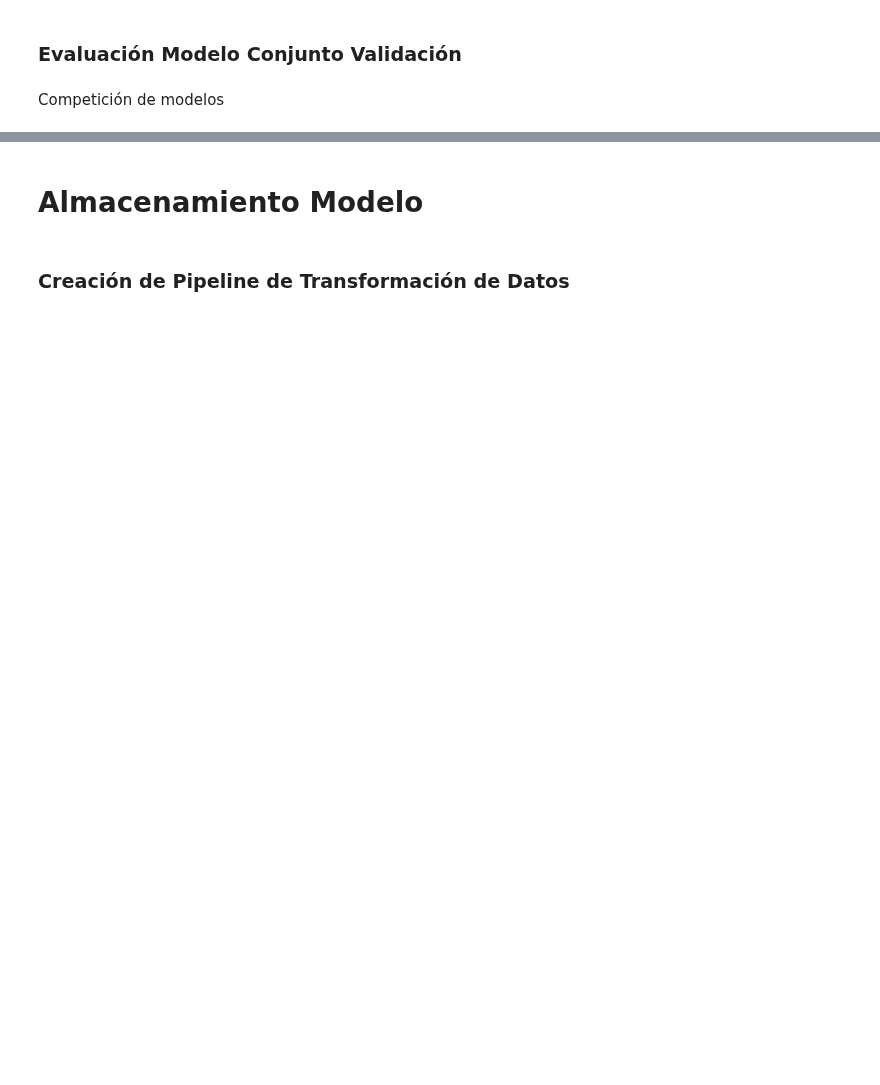
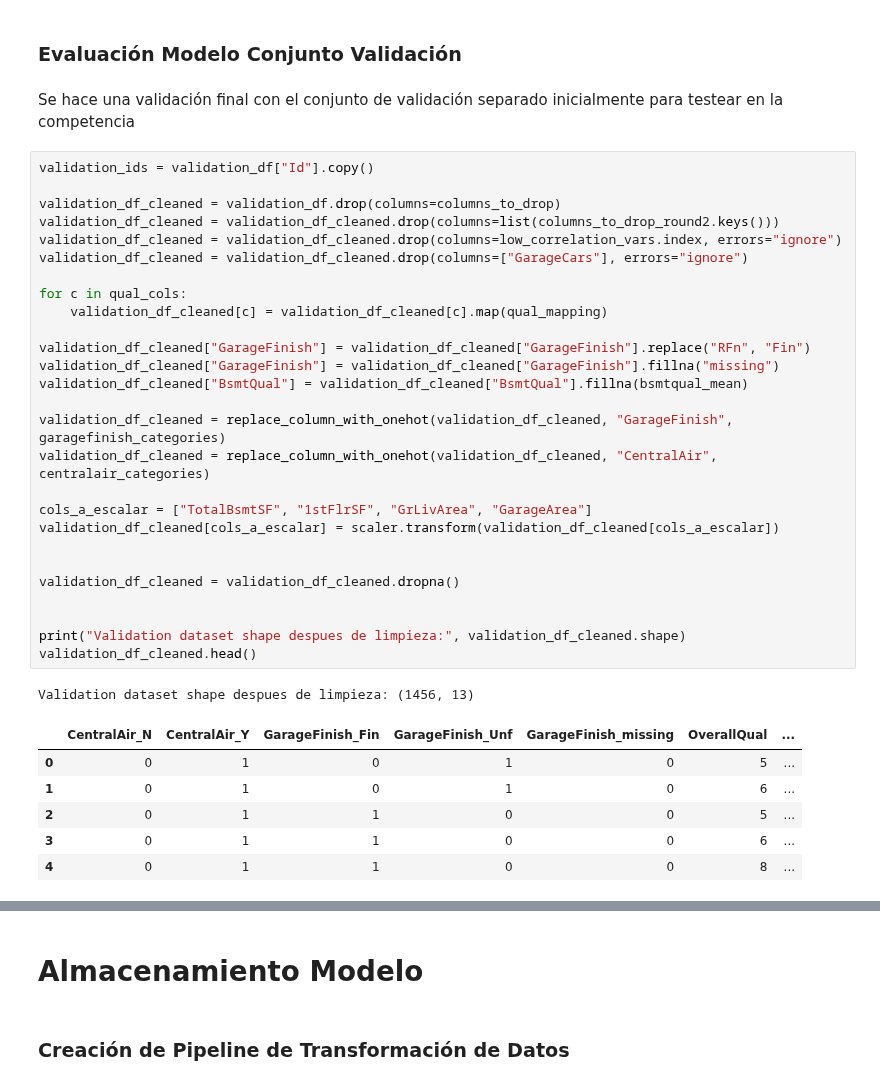
Before and after one commit to laurabg15/Exploraci-nInicial-, a Jupyter notebook: InitialExploration_Dataset.ipynb, the cells around one changed output, grey strips where cells are left out. Saved outputs shown, nothing was run; the diff lists cells and outputs as text; blank space fills up the shorter version.

```diff
--- a/InitialExploration_Dataset.ipynb
+++ b/InitialExploration_Dataset.ipynb
@@ -899,4 +941,39 @@ Se bajo de un error de 55 mil dolares a 20 mil, obteniendo R2 cerca al 81% con e
 # %% [markdown]
 ### Evaluación Modelo Conjunto Validación
 # %% [markdown]
-Competición de modelos
+Se hace una validación final con el conjunto de validación separado inicialmente para testear en la competencia
+# %%
+validation_ids = validation_df["Id"].copy()
+
+validation_df_cleaned = validation_df.drop(columns=columns_to_drop)
+validation_df_cleaned = validation_df_cleaned.drop(columns=list(columns_to_drop_round2.keys()))
+validation_df_cleaned = validation_df_cleaned.drop(columns=low_correlation_vars.index, errors="ignore")
+validation_df_cleaned = validation_df_cleaned.drop(columns=["GarageCars"], errors="ignore")
+
+for c in qual_cols:
+    validation_df_cleaned[c] = validation_df_cleaned[c].map(qual_mapping)
+
+validation_df_cleaned["GarageFinish"] = validation_df_cleaned["GarageFinish"].replace("RFn", "Fin")
+validation_df_cleaned["GarageFinish"] = validation_df_cleaned["GarageFinish"].fillna("missing")
+validation_df_cleaned["BsmtQual"] = validation_df_cleaned["BsmtQual"].fillna(bsmtqual_mean)
+
+validation_df_cleaned = replace_column_with_onehot(validation_df_cleaned, "GarageFinish", garagefinish_categories)
+validation_df_cleaned = replace_column_with_onehot(validation_df_cleaned, "CentralAir", centralair_categories)
+
+cols_a_escalar = ["TotalBsmtSF", "1stFlrSF", "GrLivArea", "GarageArea"]
+validation_df_cleaned[cols_a_escalar] = scaler.transform(validation_df_cleaned[cols_a_escalar])
+
+
+validation_df_cleaned = validation_df_cleaned.dropna()
+
+
+print("Validation dataset shape despues de limpieza:", validation_df_cleaned.shape)
+validation_df_cleaned.head()
+# %% [output]
+Validation dataset shape despues de limpieza: (1456, 13)
+|  | CentralAir_N | CentralAir_Y | GarageFinish_Fin | GarageFinish_Unf | GarageFinish_missing | OverallQual | ... |
+| 0 | 0 | 1 | 0 | 1 | 0 | 5 | ... |
+| 1 | 0 | 1 | 0 | 1 | 0 | 6 | ... |
+| 2 | 0 | 1 | 1 | 0 | 0 | 5 | ... |
+| 3 | 0 | 1 | 1 | 0 | 0 | 6 | ... |
+| 4 | 0 | 1 | 1 | 0 | 0 | 8 | ... |
```
Also changed, not shown: parts of 14 cells of this notebook, 2 other files.
